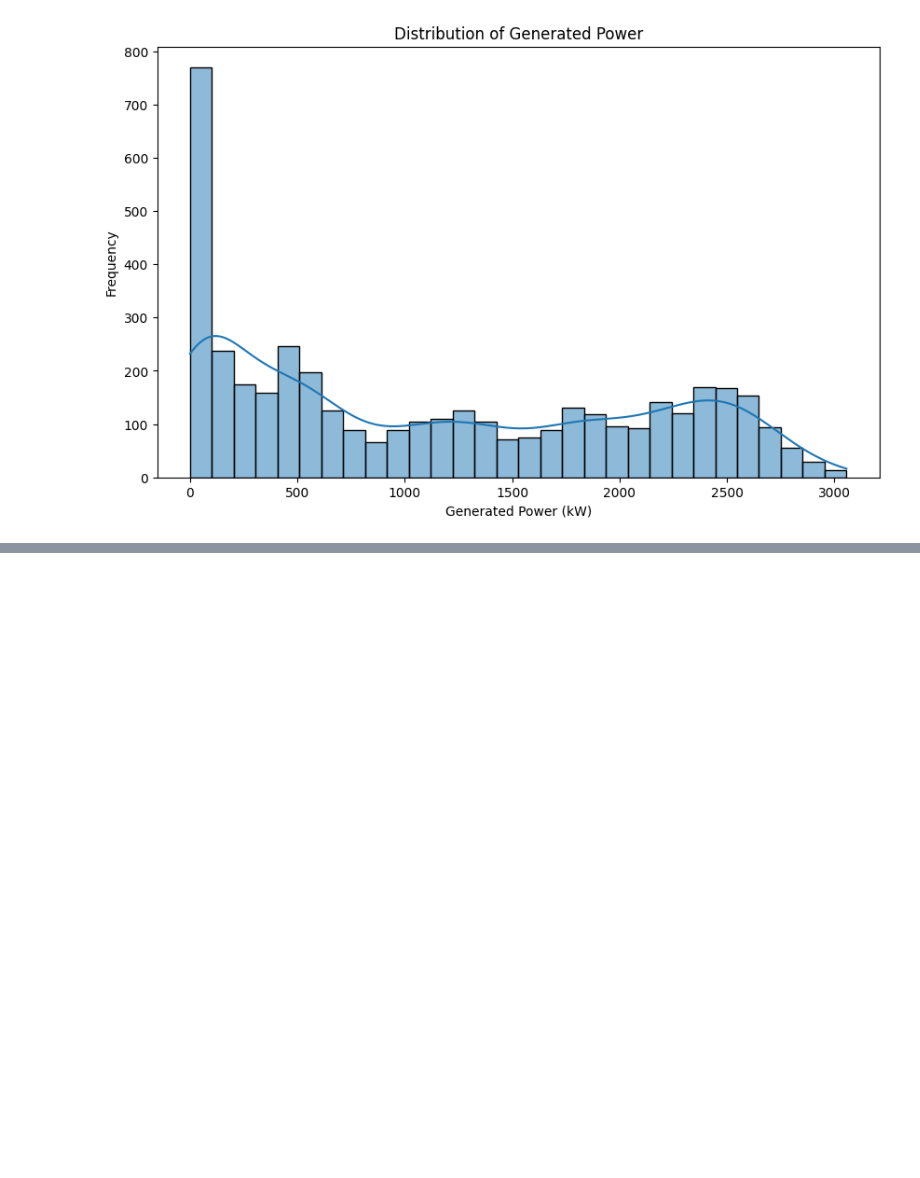
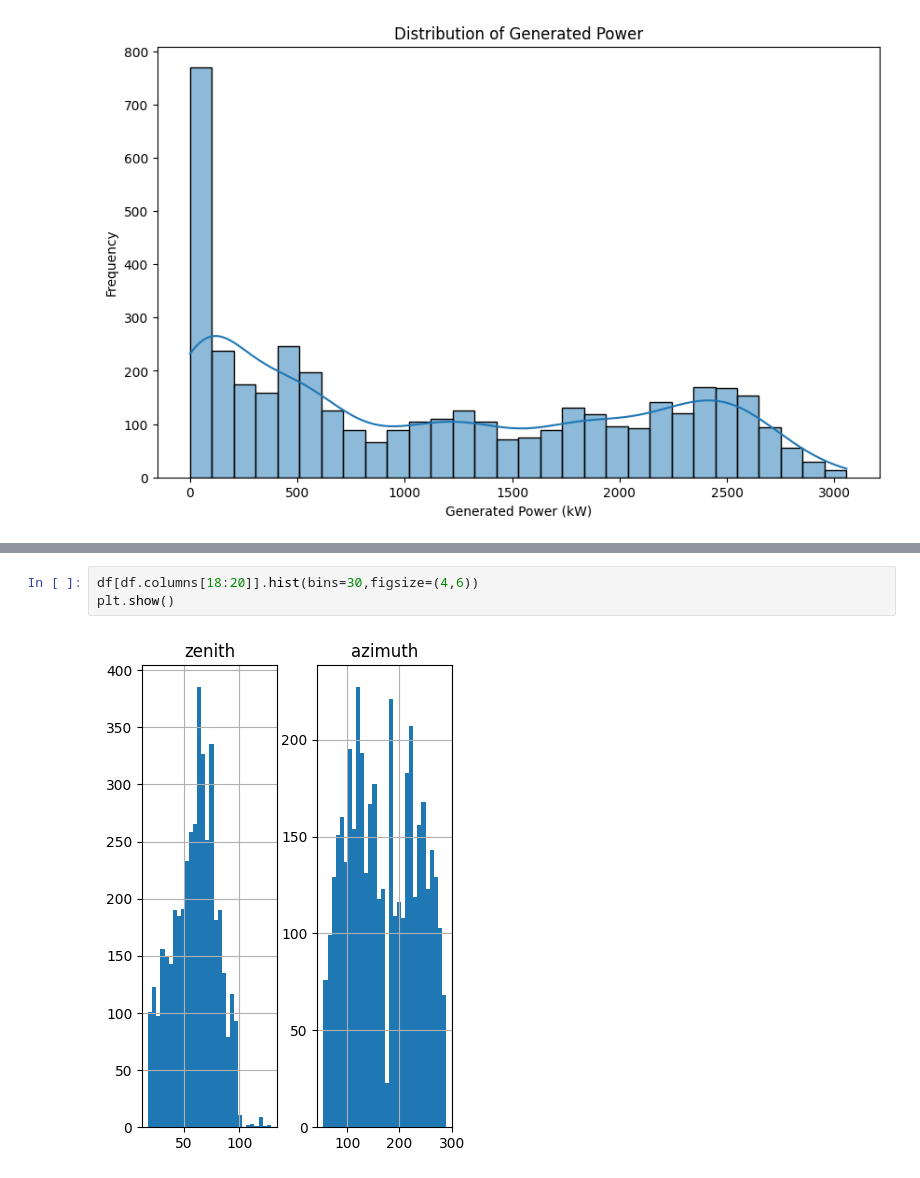
Before and after one commit to vaishnavisureshbabu010905/week-1, a Jupyter notebook: wee 1.ipynb, the cells around one changed output, grey strips where cells are left out. Saved outputs shown, nothing was run; the diff lists cells and outputs as text; blank space fills up the shorter version.

```diff
--- a/wee 1.ipynb
+++ b/wee 1.ipynb
@@ -147,0 +155,5 @@ plt.show()
+# %%
+df[df.columns[18:20]].hist(bins=30,figsize=(4,6))
+plt.show()
+# %% [output]
+[figure, added]
```
Also changed, not shown: parts of 6 cells of this notebook.
